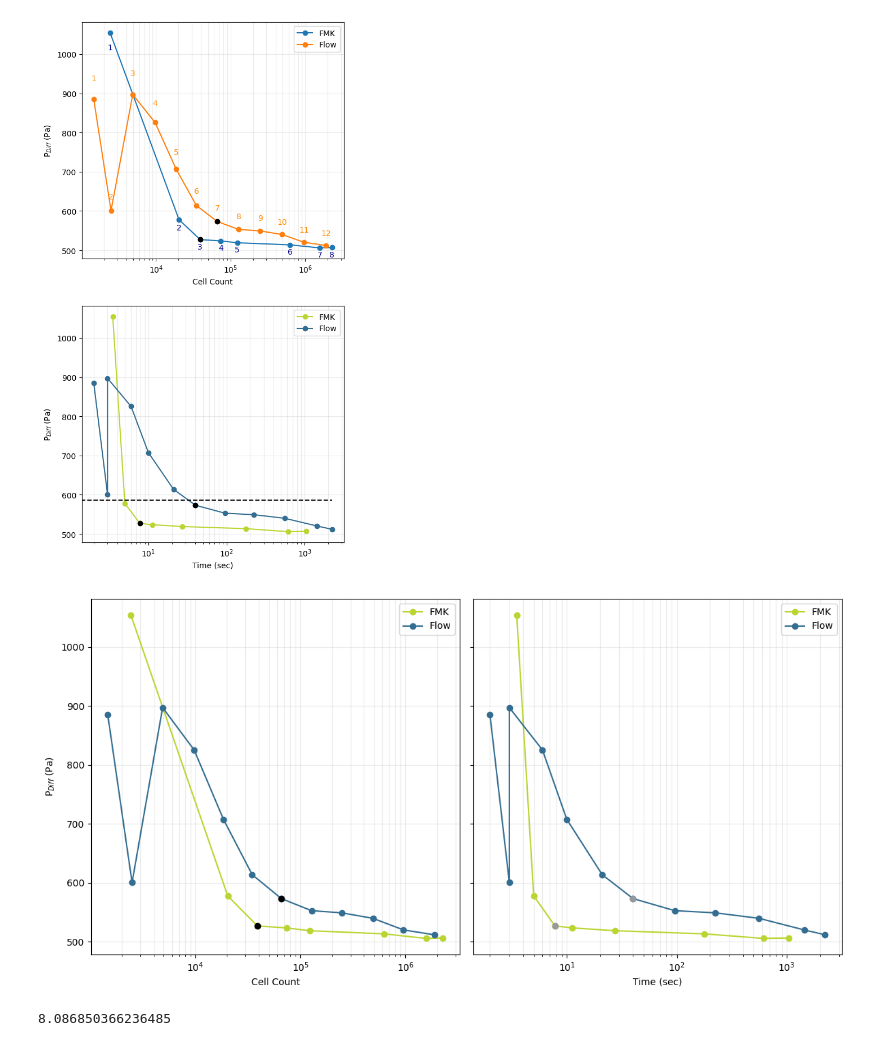
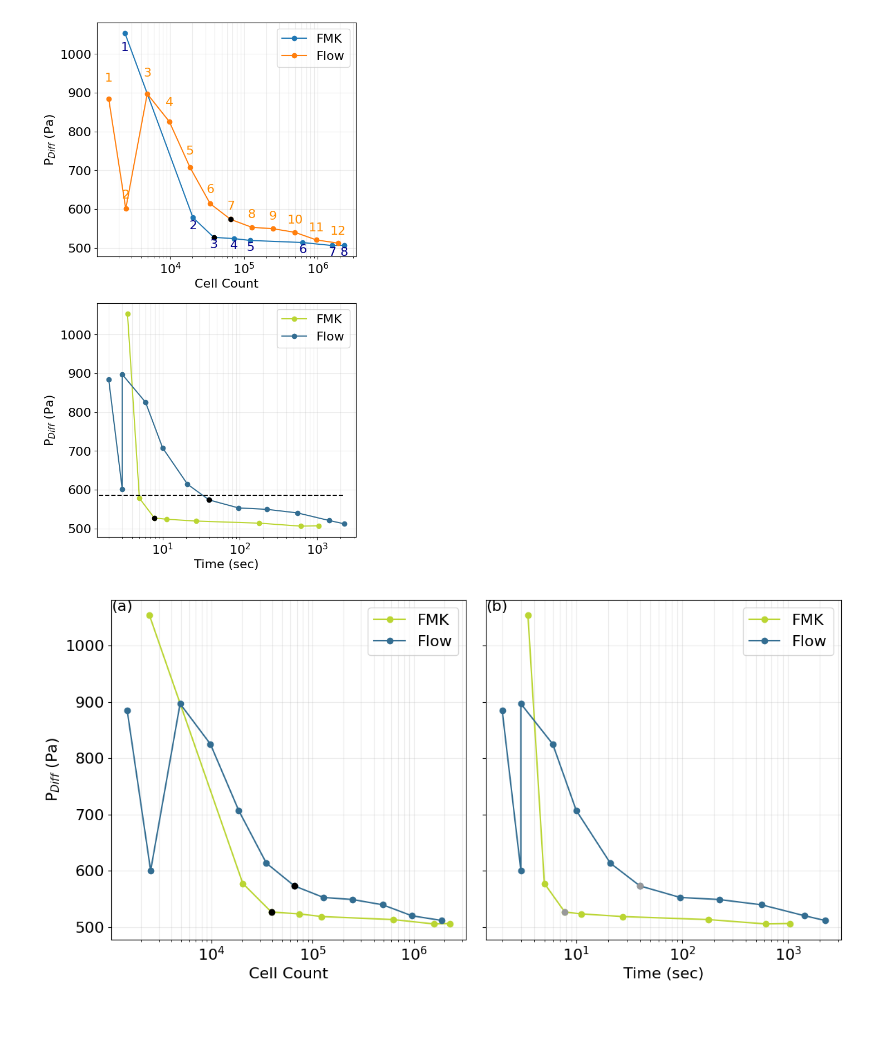
Before and after one commit to pmpatel-udallas/BCCE2024, a Jupyter notebook: Engineering Example.ipynb, the cells around one changed output. Cells and saved outputs as stored; diff of their text form; code cells hidden in the pictures; blank space fills up the shorter version.

```diff
--- a/Engineering Example.ipynb
+++ b/Engineering Example.ipynb
@@ -7,0 +66,4 @@ data=pd.read_excel('/Data/Ex_Engineering.xlsx',sheet_name='Parametric Study')
+# %%
+#Drop unwanted trials by rows
+data_main=data_1.drop(index=[1,2,7,8])
+data_main
@@ -8,4 +80,4 @@ data=pd.read_excel('/Data/Ex_Engineering.xlsx',sheet_name='Parametric Study')
 # %%
-data=data.dropna(how='all',axis=1)
-data
+para_data=para_data.dropna(how='all',axis=1)
+para_data
 # %% [output]
@@ -22,5 +92,0 @@ data
-# %%
-data_main=pd.read_excel('/content/Plots and Graphs.xlsb.xlsx',sheet_name='Main Plots')
-# %%
-data_main=data_main.dropna(how='all',axis=1).drop(columns='Unnamed: 11').drop(columns='Unnamed: 12').drop(index=[1,2,7,8,12,13]).dropna(how='all',axis=1)
-data_main
@@ -43,10 +115,10 @@ fig, (ax1, ax2) = plt.subplots(nrows=2, ncols=1,figsize=(6,12))
 
 # Top Plot
 ax1.plot(data_main['Cell Count'],data_main['Pdif'],'o-',label='FMK')
-ax1.plot(data.iloc[8][1:],data.iloc[7][1:],'o-',label='Flow')
+ax1.plot(para_data.iloc[7][1:],para_data.iloc[6][1:],'o-',label='Flow')
 
 # Selecting points to change color (Black, 'k')
-ax1.plot(data.iloc[8][1:][6],data.iloc[7][1:][6],'ko')
+ax1.plot(para_data.iloc[7][1:][6],para_data.iloc[6][1:][6],'ko')
 ax1.plot(data_main['Cell Count'].iloc[2],data_main['Pdif'].iloc[2],'ko')
 
 # Adding a legend in best location
@@ -62,60 +134,58 @@ ax1.grid(axis='both',which='both',alpha=0.25)
 # Scaling x axis to log scale
 ax1.set_xscale('log',base=10)
 
+#---------------------------------------------------------
+# Using custom colors
+#---------------------------------------------------------
 #BAD532 (GREEN) #98989A (GREY) #336D91 (DARK BLUE) #00AEEF (LIGHT BLUE)
 
 
 # Bottom Plot
 ax2.plot(data_main['Time'],data_main['Pdif'],'o-',label='FMK',color='#BAD532')
-ax2.plot(data.iloc[4][1:],data.iloc[7][1:],'o-',label='Flow',color='#336D91')
+ax2.plot(para_data.iloc[3][1:],para_data.iloc[6][1:],'o-',label='Flow',color='#336D91')
 
 # Selecting points to change color (Black, 'k')
-ax2.plot(data.iloc[4][1:][6],data.iloc[7][1:][6],'ko')
+ax2.plot(para_data.iloc[3][1:][6],para_data.iloc[6][1:][6],'ko')
 ax2.plot(data_main['Time'].iloc[2],data_main['Pdif'].iloc[2],'ko')
 
 # Adding a legend in best location
 ax2.legend(loc=0)
 
 # Labelling axes
 ax2.set_xlabel('Time (sec)')
 ax2.set_ylabel('P$_{Diff}$ (Pa)')
 
 # Specifying grid lines
 ax2.grid(axis='both',which='both',alpha=0.25)
 
 # Scaling x axis to log scale
 ax2.set_xscale('log',base=10)
 
 # Horizontal Line that is dashed (threshold)
-#ax2.plot([0,max(data.iloc[4][1:])],[525,525],'k--')
-ax2.plot([0,max(data.iloc[4][1:])],[586,586],'k--')
-
-# Conencting lines
-#ax1.plot([data.iloc[8][1:][6],data_main['Cell Count'].iloc[2]],[data.iloc[7][1:][6],data_main['Pdif'].iloc[2]],'k-',alpha=0.75)
-#ax2.plot([data.iloc[4][1:][6],data_main['Time'].iloc[2]],[data.iloc[7][1:][6],data_main['Pdif'].iloc[2]],'k-',alpha=0.75)
+ax2.plot([0,max(para_data.iloc[3][1:])],[586,586],'k--')
 
 # Data Labels above/below marker
 for i in range(12): # Flow
-  ax1.text(data.iloc[8][1:][i],data.iloc[7][1:][i]*1.06,str(i+1),color='darkorange',horizontalalignment='center',verticalalignment='center')
+  ax1.text(para_data.iloc[7][1:][i],para_data.iloc[6][1:][i]*1.06,str(i+1),color='darkorange',horizontalalignment='center',verticalalignment='center')
 for i in range(8): # FMK
   ax1.text(data_main['Cell Count'].iloc[i],data_main['Pdif'].iloc[i]*0.965,str(i+1),color='darkblue',horizontalalignment='center',verticalalignment='center')
 
 plt.show()
 # %% [output]
-[figure, old version]
+[figure, new version]
 # %%
 fig, (ax1, ax2) = plt.subplots(nrows=1, ncols=2,figsize=(12,6), sharey=True)
 
 
 # Data Main -- Data Table from Main Plots Excel Sheet
-# Data -- Data Table from Parametric Study Excel Sheet
+# Para Data -- Data Table from Parametric Study Excel Sheet
 
 # Top Plot
 ax1.plot(data_main['Cell Count'],data_main['Pdif'],'o-',label='FMK',color='#BAD532')
-ax1.plot(data.iloc[8][1:],data.iloc[7][1:],'o-',label='Flow',color='#336D91')
+ax1.plot(para_data.iloc[7][1:],para_data.iloc[6][1:],'o-',label='Flow',color='#336D91')
 
 # Selecting points to change color (Black, 'k')
-ax1.plot(data.iloc[8][1:][6],data.iloc[7][1:][6],'ko')
+ax1.plot(para_data.iloc[7][1:][6],para_data.iloc[6][1:][6],'ko')
 ax1.plot(data_main['Cell Count'].iloc[2],data_main['Pdif'].iloc[2],'ko')
 
 # Adding a legend in best location
@@ -136,10 +206,10 @@ ax1.set_xscale('log',base=10)
 
 # Bottom Plot
 ax2.plot(data_main['Time'],data_main['Pdif'],'o-',label='FMK',color='#BAD532')
-ax2.plot(data.iloc[4][1:],data.iloc[7][1:],'o-',label='Flow',color='#336D91')
+ax2.plot(para_data.iloc[3][1:],para_data.iloc[6][1:],'o-',label='Flow',color='#336D91')
 
 # Selecting points to change color (Black, 'k')
-ax2.plot(data.iloc[4][1:][6],data.iloc[7][1:][6],'o',color='#98989A')
+ax2.plot(para_data.iloc[3][1:][6],para_data.iloc[6][1:][6],'o',color='#98989A')
 ax2.plot(data_main['Time'].iloc[2],data_main['Pdif'].iloc[2],'o',color='#98989A')
 
 # Adding a legend in best location
@@ -147,7 +217,6 @@ ax2.legend(loc=0)
 
 # Labelling axes
 ax2.set_xlabel('Time (sec)')
-#ax2.set_ylabel('P$_{Diff}$ (Pa)')
 
 # Specifying grid lines (alpha = transparency keyword -- alpha=1 (opaque), alpha=0 (transparent))
 ax2.grid(axis='both',which='both',alpha=0.25)
@@ -155,26 +224,19 @@ ax2.grid(axis='both',which='both',alpha=0.25)
 # Scaling x axis to log scale
 ax2.set_xscale('log',base=10)
 
-# Horizontal Line that is dashed (threshold)
-#ax2.plot([0,max(data.iloc[4][1:])],[525,525],'k--')
-#ax2.plot([0,max(data.iloc[4][1:])],[586,586],'k--')
+# Grab the default limits
+xmin, xmax= ax1.get_xlim()
+ymin, ymax= ax1.get_ylim()
 
-# Conencting lines
-#ax1.plot([data.iloc[8][1:][6],data_main['Cell Count'].iloc[2]],[data.iloc[7][1:][6],data_main['Pdif'].iloc[2]],'k-',alpha=0.75)
-#ax2.plot([data.iloc[4][1:][6],data_main['Time'].iloc[2]],[data.iloc[7][1:][6],data_main['Pdif'].iloc[2]],'k-',alpha=0.75)
+xmin2, xmax2= ax2.get_xlim()
+ymin2, ymax2= ax2.get_ylim()
 
-# Data Labels above/below marker
-#for i in range(12): # Flow
-  #ax1.text(data.iloc[8][1:][i],data.iloc[7][1:][i]*1.06,str(i+1),color='darkorange',horizontalalignment='center',verticalalignment='center')
-#for i in range(8): # FMK
-  #ax1.text(data_main['Cell Count'].iloc[i],data_main['Pdif'].iloc[i]*0.965,str(i+1),color='darkblue',horizontalalignment='center',verticalalignment='center')
+# Label the plots
+ax1.text(xmin,ymax,'(a)',verticalalignment='top',fontsize=16)
+ax2.text(xmin2,ymax2,'(b)',verticalalignment='top',fontsize=16)
 
 plt.tight_layout()
 plt.show()
 fig.savefig('FMKvFlow.png',dpi=150,bbox_inches='tight')
 # %% [output]
-[figure, old version]
+[figure, new version]
-# %%
-(573.4-527.03)/573.4*100
-# %% [output]
-8.086850366236485
```
Also changed, not shown: parts of 12 cells of this notebook.
